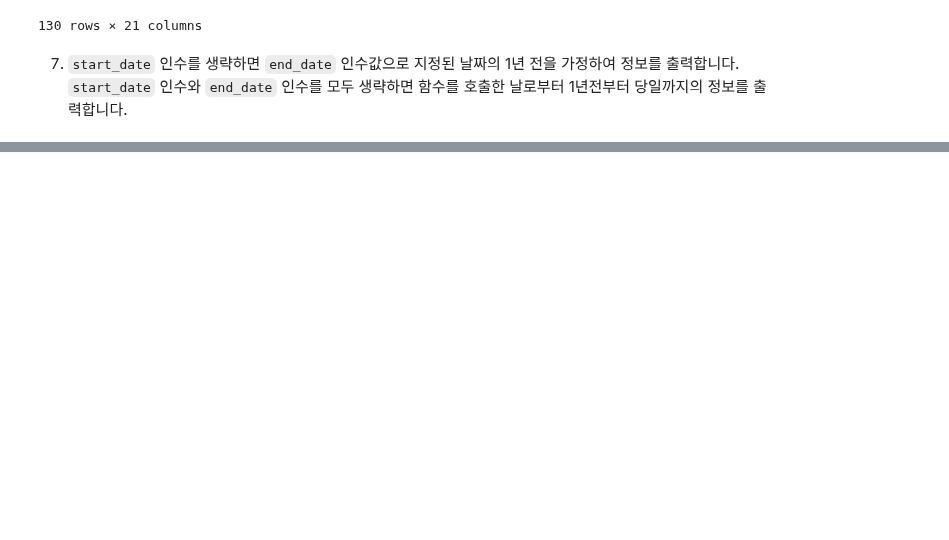
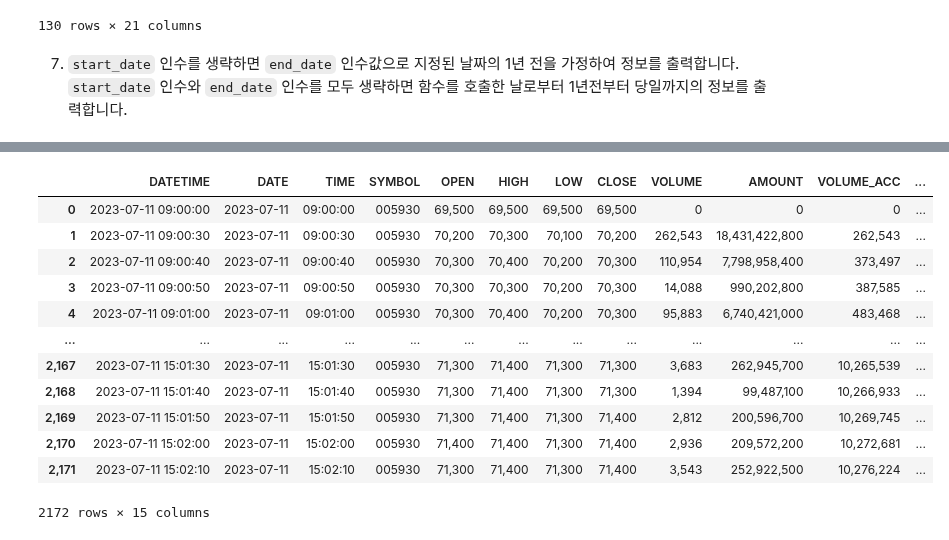
Before and after one commit to koscom/kquant, a Jupyter notebook: docs/tutorials/tutorial03.ipynb, the cells around one changed output, grey strips where cells are left out. Saved outputs shown, nothing was run; the diff lists cells and outputs as text; code cells hidden in the pictures; blank space fills up the shorter version.

```diff
--- a/docs/tutorials/tutorial03.ipynb
+++ b/docs/tutorials/tutorial03.ipynb
@@ -121,0 +148,16 @@ kq.daily_stock("005930")
+# %%
+kq.intra_stock("005930", "10S")
+# %% [output]
+|  | DATETIME | DATE | TIME | SYMBOL | OPEN | HIGH | LOW | CLOSE | VOLUME | AMOUNT | VOLUME_ACC | ... |
+| 0 | 2023-07-11 09:00:00 | 2023-07-11 | 09:00:00 | 005930 | 69,500 | 69,500 | 69,500 | 69,500 | 0 | 0 | 0 | ... |
+| 1 | 2023-07-11 09:00:30 | 2023-07-11 | 09:00:30 | 005930 | 70,200 | 70,300 | 70,100 | 70,200 | 262,543 | 18,431,422,800 | 262,543 | ... |
+| 2 | 2023-07-11 09:00:40 | 2023-07-11 | 09:00:40 | 005930 | 70,300 | 70,400 | 70,200 | 70,300 | 110,954 | 7,798,958,400 | 373,497 | ... |
+| 3 | 2023-07-11 09:00:50 | 2023-07-11 | 09:00:50 | 005930 | 70,300 | 70,300 | 70,200 | 70,300 | 14,088 | 990,202,800 | 387,585 | ... |
+| 4 | 2023-07-11 09:01:00 | 2023-07-11 | 09:01:00 | 005930 | 70,300 | 70,400 | 70,200 | 70,300 | 95,883 | 6,740,421,000 | 483,468 | ... |
+| ... | ... | ... | ... | ... | ... | ... | ... | ... | ... | ... | ... | ... |
+| 2,167 | 2023-07-11 15:01:30 | 2023-07-11 | 15:01:30 | 005930 | 71,300 | 71,400 | 71,300 | 71,300 | 3,683 | 262,945,700 | 10,265,539 | ... |
+| 2,168 | 2023-07-11 15:01:40 | 2023-07-11 | 15:01:40 | 005930 | 71,300 | 71,400 | 71,300 | 71,300 | 1,394 | 99,487,100 | 10,266,933 | ... |
+| 2,169 | 2023-07-11 15:01:50 | 2023-07-11 | 15:01:50 | 005930 | 71,300 | 71,400 | 71,300 | 71,400 | 2,812 | 200,596,700 | 10,269,745 | ... |
+| 2,170 | 2023-07-11 15:02:00 | 2023-07-11 | 15:02:00 | 005930 | 71,400 | 71,400 | 71,300 | 71,400 | 2,936 | 209,572,200 | 10,272,681 | ... |
+| 2,171 | 2023-07-11 15:02:10 | 2023-07-11 | 15:02:10 | 005930 | 71,300 | 71,400 | 71,300 | 71,400 | 3,543 | 252,922,500 | 10,276,224 | ... |
+2172 rows × 15 columns
```
Also changed, not shown: parts of 6 cells of this notebook, 2 other files.
